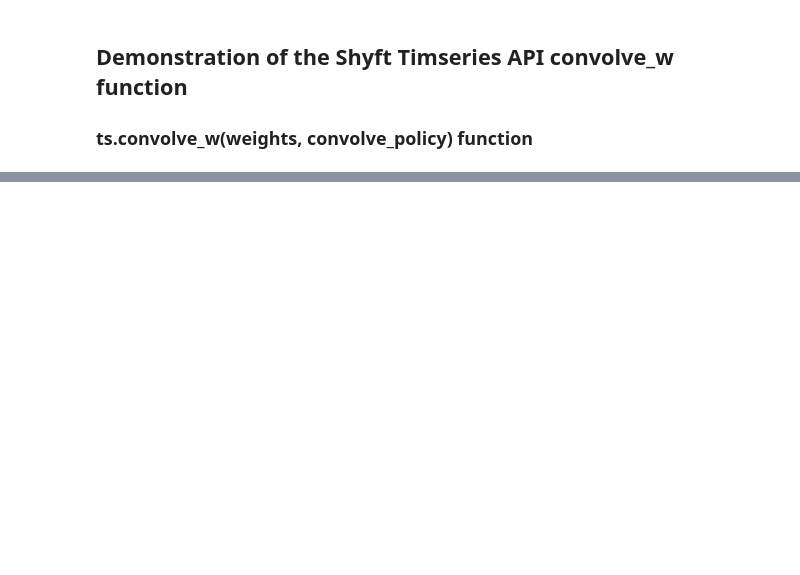
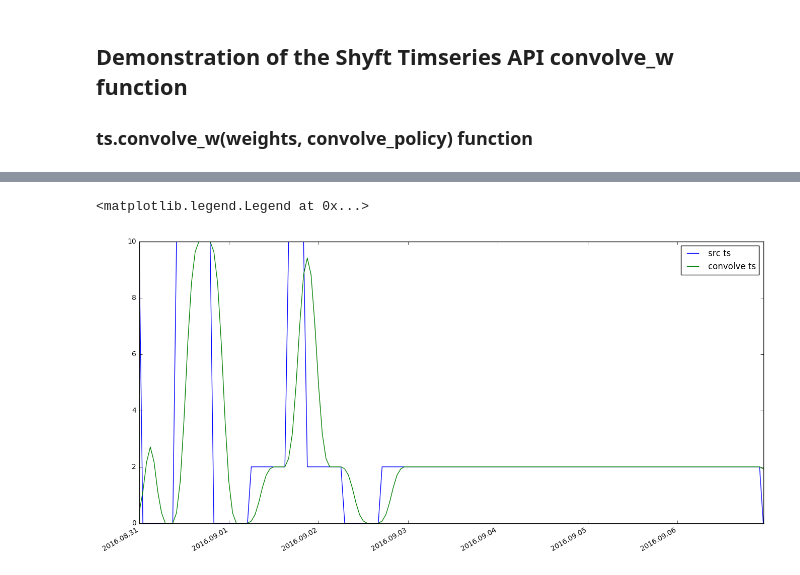
Before and after one commit to annefou/shyft-doc, a Jupyter notebook: notebooks/time-series/ts-convolve.ipynb, the cells around one changed output, grey strips where cells are left out. Saved outputs shown, nothing was run; the diff lists cells and outputs as text; code cells hidden in the pictures; blank space fills up the shorter version.

Commit message:
updated to TimeSeries/TimeAxis

```diff
--- a/notebooks/time-series/ts-convolve.ipynb
+++ b/notebooks/time-series/ts-convolve.ipynb
@@ -36,32 +38,35 @@ from scipy import signal
 
 utc = Calendar()
 t0 = utc.time(2016, 9, 1)
 dt = deltahours(1)
 n = 7*24
 
-ta = Timeaxis2(t0, dt, n)
+ta = TimeAxis(t0, dt, n)
 
 # generate a source ts, with some spikes, to demonstrate the response of the filter
 ts_values = np.arange(n)
 ts_values[:]=0.0
 ts_values[0]=10.0
 ts_values[10:20] = 10.0
 ts_values[30:-1] = 2.0
 ts_values[40:45] = 10.0
 ts_values[55:65] = 0.2
 
-ts = Timeseries(ta=ta,values=DoubleVector.from_numpy(ts_values),point_fx=fx_policy.POINT_AVERAGE_VALUE)
+ts = TimeSeries(ta=ta,values=DoubleVector.from_numpy(ts_values),point_fx=fx_policy.POINT_AVERAGE_VALUE)
 
 weights = signal.gaussian(7, std=1.5) # just a gauss bell
 weights = DoubleVector.from_numpy(weights/weights.sum()) # ensure sum of weights are 1.0
 
 cts = ts.convolve_w(weights,convolve_policy.USE_ZERO) # in the first n-1 steps, fill in with zero
 
 # now this is done, - we can now plot the results
 common_timestamps = [datetime.datetime.utcfromtimestamp(p.start) for p in ta]
 fig,ax=plt.subplots(figsize=(16,8))
 splt.set_calendar_formatter(utc)
 
 plt.plot(common_timestamps,ts.values.to_numpy(), label='src ts')
 plt.plot(common_timestamps,cts.values.to_numpy(), label='convolve ts')
 plt.legend()
+# %% [output]
+<matplotlib.legend.Legend at 0x...>
+[figure, added]
```
Also changed, not shown: parts of 2 cells of this notebook.
